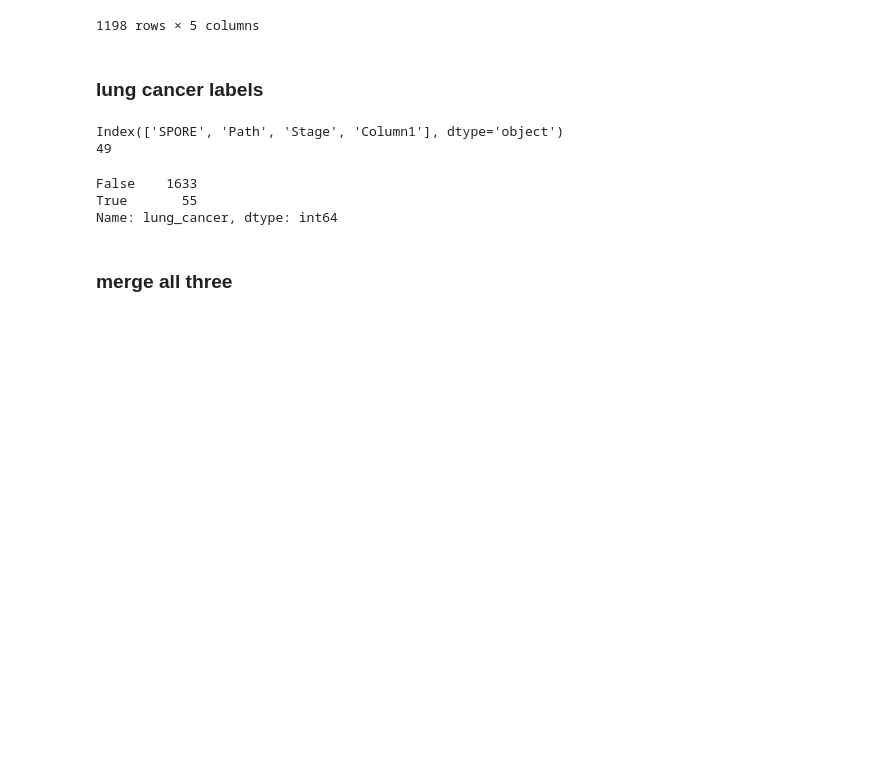
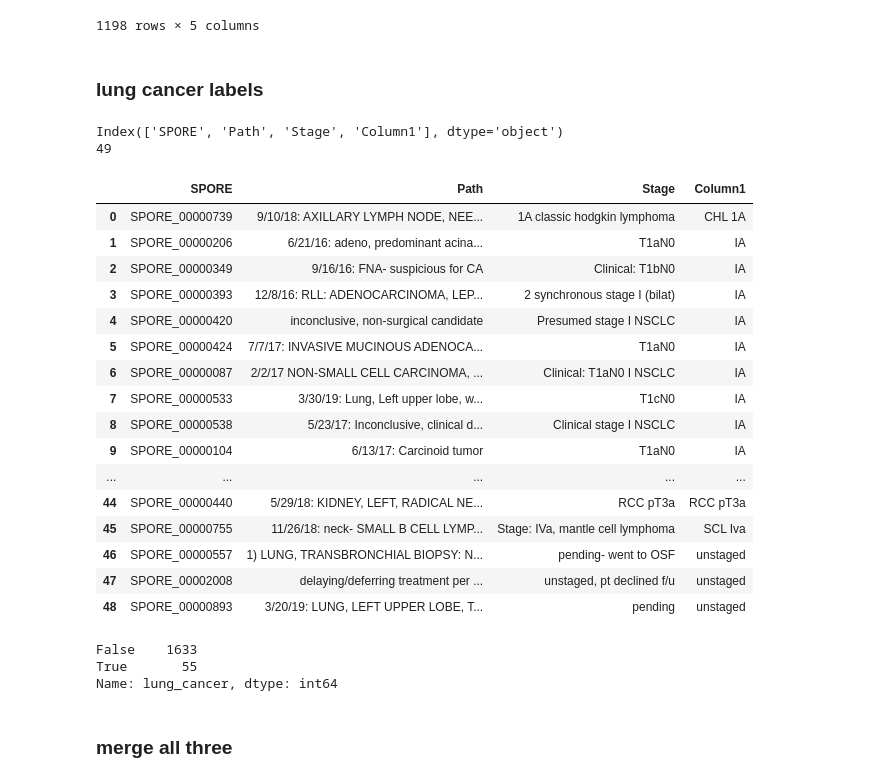
Before and after one commit to MASILab/DeepLungScreening, a Jupyter notebook: notebooks/vlsp_cohort.ipynb, the cells around one changed output. Saved outputs shown, nothing was run; the diff lists cells and outputs as text; code cells hidden in the pictures; blank space fills up the shorter version.

```diff
--- a/notebooks/vlsp_cohort.ipynb
+++ b/notebooks/vlsp_cohort.ipynb
@@ -124,12 +124,30 @@ scan_df
 # %%
 # lung cancer labels label csv
 raw_label_path = "/nfs/masi/SPORE/file/clinical/SPORE_diaginfo_v1.xlsx"
 raw_label_df = pd.read_excel(raw_label_path)
 print(raw_label_df.columns)
 print(len(raw_label_df))
+raw_label_df
 # %% [output]
 Index(['SPORE', 'Path', 'Stage', 'Column1'], dtype='object')
 49
+|  | SPORE | Path | Stage | Column1 |
+| 0 | SPORE_00000739 | 9/10/18: AXILLARY LYMPH NODE, NEE... | 1A classic hodgkin lymphoma | CHL 1A |
+| 1 | SPORE_00000206 | 6/21/16: adeno, predominant acina... | T1aN0 | IA |
+| 2 | SPORE_00000349 | 9/16/16: FNA- suspicious for CA | Clinical: T1bN0 | IA |
+| 3 | SPORE_00000393 | 12/8/16: RLL: ADENOCARCINOMA, LEP... | 2 synchronous stage I (bilat) | IA |
+| 4 | SPORE_00000420 | inconclusive, non-surgical candidate | Presumed stage I NSCLC | IA |
+| 5 | SPORE_00000424 | 7/7/17: INVASIVE MUCINOUS ADENOCA... | T1aN0 | IA |
+| 6 | SPORE_00000087 | 2/2/17 NON-SMALL CELL CARCINOMA, ... | Clinical: T1aN0 I NSCLC | IA |
+| 7 | SPORE_00000533 | 3/30/19: Lung, Left upper lobe, w... | T1cN0 | IA |
+| 8 | SPORE_00000538 | 5/23/17: Inconclusive, clinical d... | Clinical stage I NSCLC | IA |
+| 9 | SPORE_00000104 | 6/13/17: Carcinoid tumor | T1aN0 | IA |
+| ... | ... | ... | ... | ... |
+| 44 | SPORE_00000440 | 5/29/18: KIDNEY, LEFT, RADICAL NE... | RCC pT3a | RCC pT3a |
+| 45 | SPORE_00000755 | 11/26/18: neck- SMALL B CELL LYMP... | Stage: IVa, mantle cell lymphoma | SCL Iva |
+| 46 | SPORE_00000557 | 1) LUNG, TRANSBRONCHIAL BIOPSY: N... | pending- went to OSF | unstaged |
+| 47 | SPORE_00002008 | delaying/deferring treatment per ... | unstaged, pt declined f/u | unstaged |
+| 48 | SPORE_00000893 | 3/20/19: LUNG, LEFT UPPER LOBE, T... | pending | unstaged |
 # %%
 raw_label_df['pid'] = raw_label_df['SPORE'].apply(lambda x: x.split('_')[-1])
 lmerged = raw_df.merge(raw_label_df, on='pid', how='left')
```
Also changed, not shown: 11 other files.
